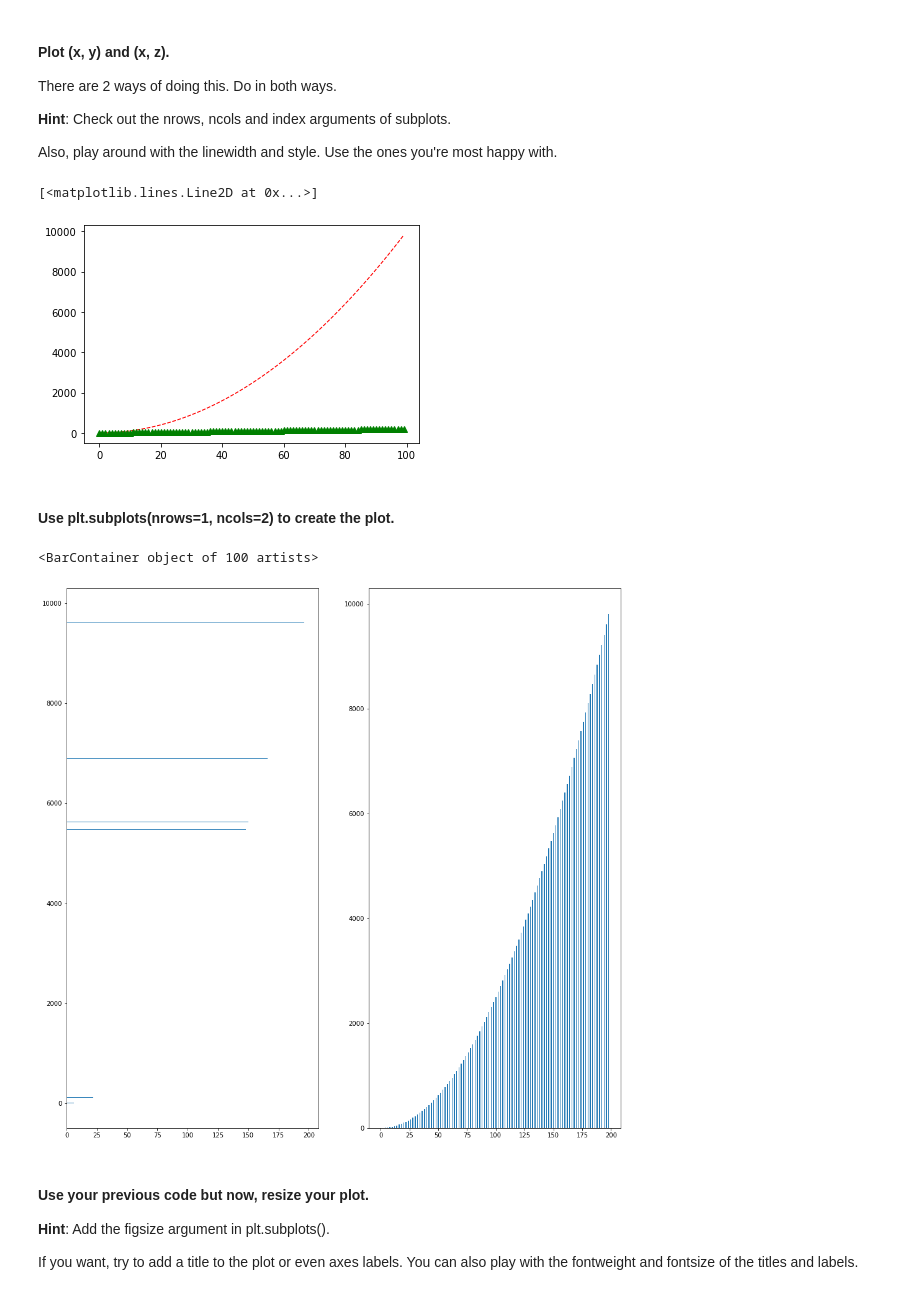
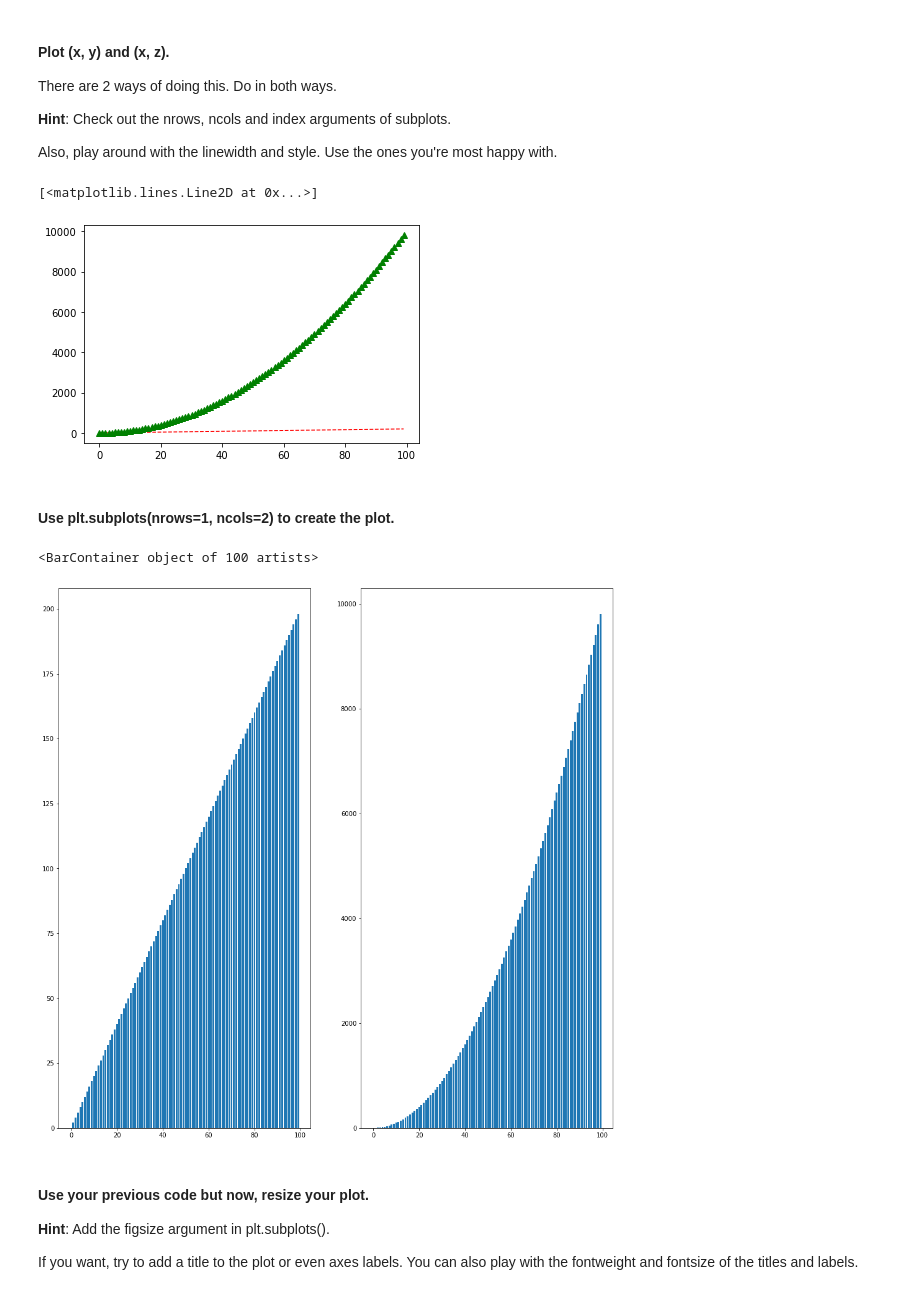
Before and after one commit to Adonis232/dataptmad0420, a Jupyter notebook: module-2/matplotlib-seaborn/your-code/main.ipynb, the cells around one changed output. Cells and saved outputs as stored; diff of their text form; code cells hidden in the pictures.

```diff
--- a/module-2/matplotlib-seaborn/your-code/main.ipynb
+++ b/module-2/matplotlib-seaborn/your-code/main.ipynb
@@ -32,21 +44,24 @@ There are 2 ways of doing this. Do in both ways.
 Also, play around with the linewidth and style. Use the ones you're most happy with.
 # %%
 # Method 1
-plt.plot(z,'r--', linewidth= 1.0)
-plt.plot(y,'g^', linewidth= 1.0)
+plt.plot(x,y,'r--', linewidth= 1.0)
+plt.plot(x,z,'g^', linewidth= 2)
+
+#My guess is that the red plot its that way just bc it is
+#way smaller that the green triangles
 # %% [output]
 [<matplotlib.lines.Line2D at 0x...>]
-[figure, old version]
+[figure, new version]
 # %% [markdown]
 #### Use plt.subplots(nrows=1, ncols=2) to create the plot.
 # %%
 # Method 2
 fig, axes  = plt.subplots(nrows=1, ncols=2, figsize=(16, 16))
-axes[0].barh(z,y)
-axes[1].bar(y,z)
+axes[0].bar(x,y)
+axes[1].bar(x,z)
 # %% [output]
 <BarContainer object of 100 artists>
-[figure, old version]
+[figure, new version]
 # %% [markdown]
 #### Use your previous code but now, resize your plot.
 **Hint**: Add the figsize argument in plt.subplots().
```
Also changed, not shown: parts of 6 cells of this notebook.
